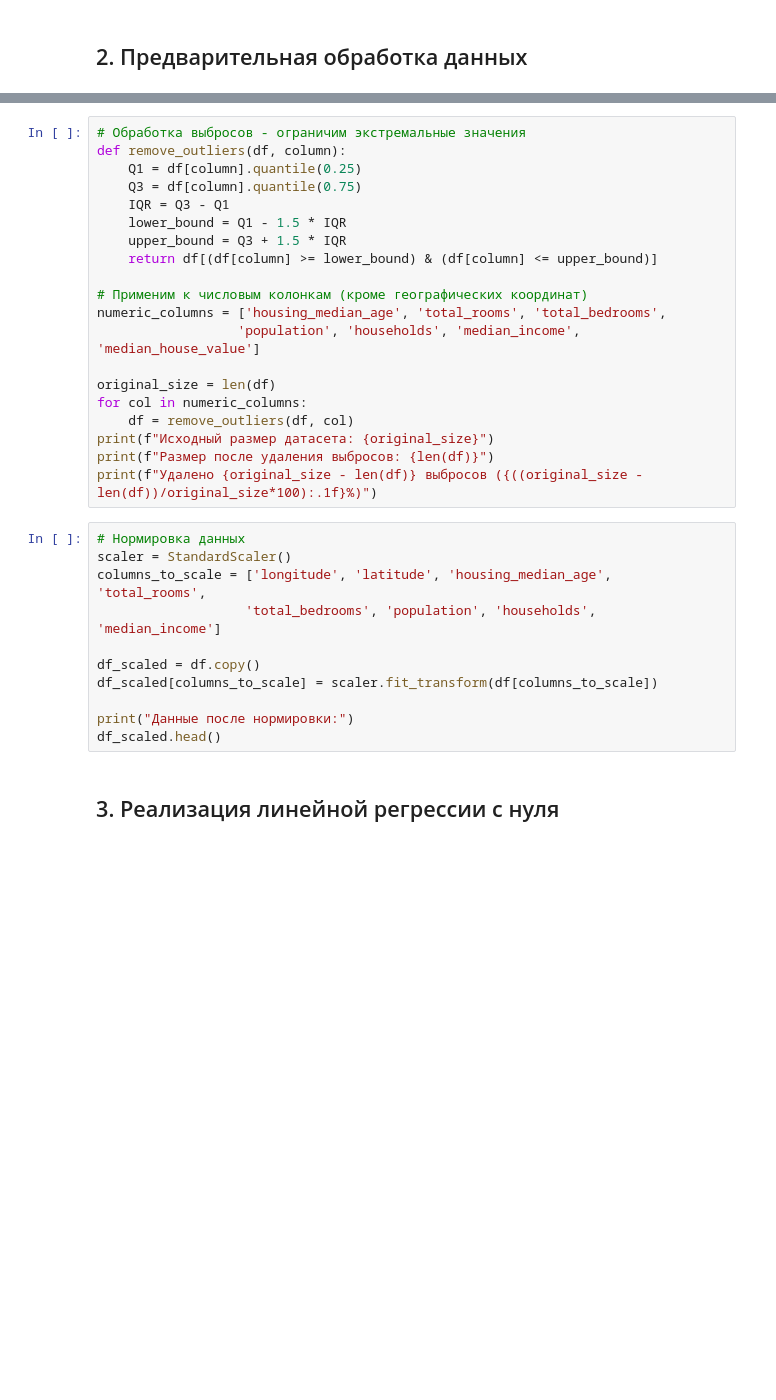
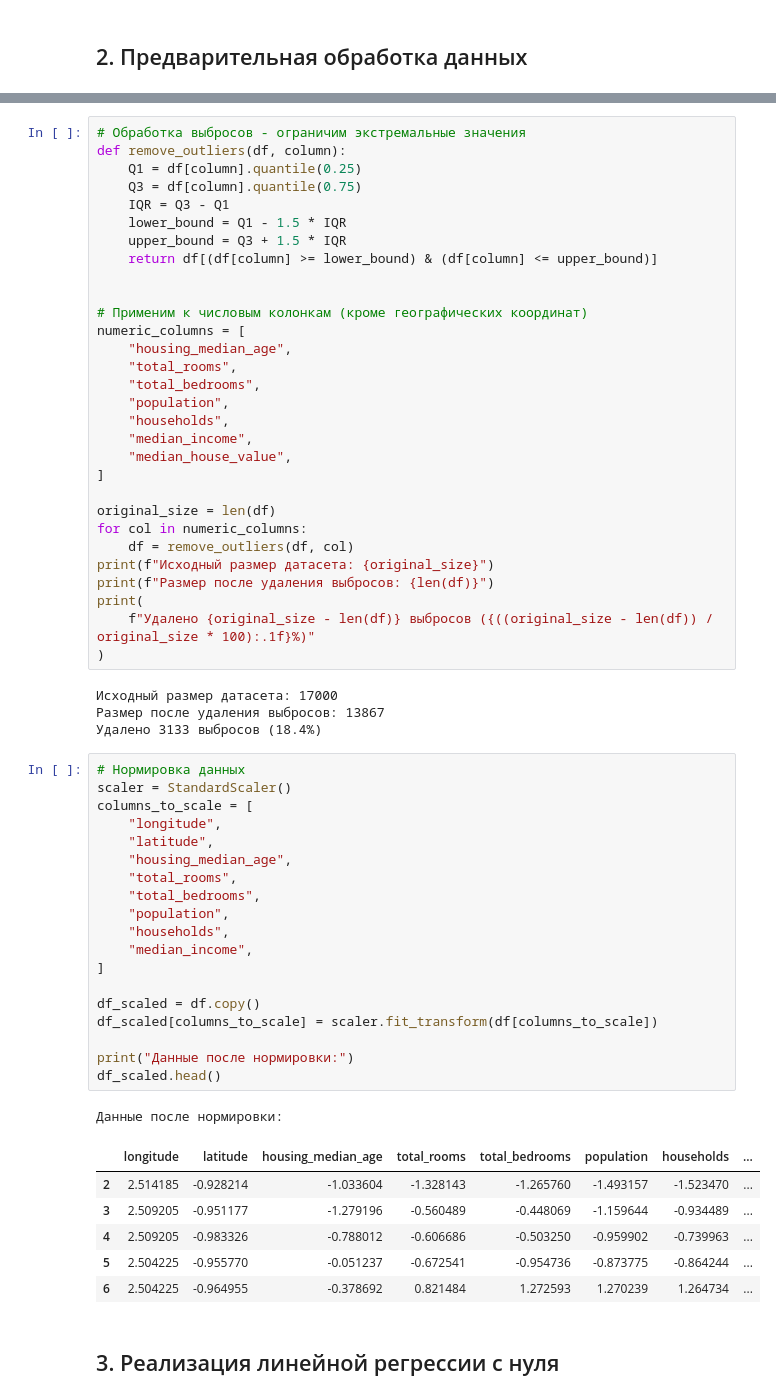
Before and after one commit to S1riyS/AIS, a Jupyter notebook: lab3/analysis.ipynb, the cells around one changed output, grey strips where cells are left out. Saved outputs shown, nothing was run; the diff lists cells and outputs as text; blank space fills up the shorter version.

```diff
--- a/lab3/analysis.ipynb
+++ b/lab3/analysis.ipynb
@@ -113,27 +161,57 @@ def remove_outliers(df, column):
     upper_bound = Q3 + 1.5 * IQR
     return df[(df[column] >= lower_bound) & (df[column] <= upper_bound)]
 
+
 # Применим к числовым колонкам (кроме географических координат)
-numeric_columns = ['housing_median_age', 'total_rooms', 'total_bedrooms',
-                  'population', 'households', 'median_income', 'median_house_value']
+numeric_columns = [
+    "housing_median_age",
+    "total_rooms",
+    "total_bedrooms",
+    "population",
+    "households",
+    "median_income",
+    "median_house_value",
+]
 
 original_size = len(df)
 for col in numeric_columns:
     df = remove_outliers(df, col)
 print(f"Исходный размер датасета: {original_size}")
 print(f"Размер после удаления выбросов: {len(df)}")
-print(f"Удалено {original_size - len(df)} выбросов ({((original_size - len(df))/original_size*100):.1f}%)")
+print(
+    f"Удалено {original_size - len(df)} выбросов ({((original_size - len(df)) / original_size * 100):.1f}%)"
+)
+# %% [output]
+Исходный размер датасета: 17000
+Размер после удаления выбросов: 13867
+Удалено 3133 выбросов (18.4%)
 # %%
 # Нормировка данных
 scaler = StandardScaler()
-columns_to_scale = ['longitude', 'latitude', 'housing_median_age', 'total_rooms',
-                   'total_bedrooms', 'population', 'households', 'median_income']
+columns_to_scale = [
+    "longitude",
+    "latitude",
+    "housing_median_age",
+    "total_rooms",
+    "total_bedrooms",
+    "population",
+    "households",
+    "median_income",
+]
 
 df_scaled = df.copy()
 df_scaled[columns_to_scale] = scaler.fit_transform(df[columns_to_scale])
 
 print("Данные после нормировки:")
 df_scaled.head()
+# %% [output]
+Данные после нормировки:
+|  | longitude | latitude | housing_median_age | total_rooms | total_bedrooms | population | households | ... |
+| 2 | 2.514185 | -0.928214 | -1.033604 | -1.328143 | -1.265760 | -1.493157 | -1.523470 | ... |
+| 3 | 2.509205 | -0.951177 | -1.279196 | -0.560489 | -0.448069 | -1.159644 | -0.934489 | ... |
+| 4 | 2.509205 | -0.983326 | -0.788012 | -0.606686 | -0.503250 | -0.959902 | -0.739963 | ... |
+| 5 | 2.504225 | -0.955770 | -0.051237 | -0.672541 | -0.954736 | -0.873775 | -0.864244 | ... |
+| 6 | 2.504225 | -0.964955 | -0.378692 | 0.821484 | 1.272593 | 1.270239 | 1.264734 | ... |
 # %% [markdown]
 ## 3. Реализация линейной регрессии с нуля
 # %%
```
Also changed, not shown: parts of 22 cells of this notebook.
